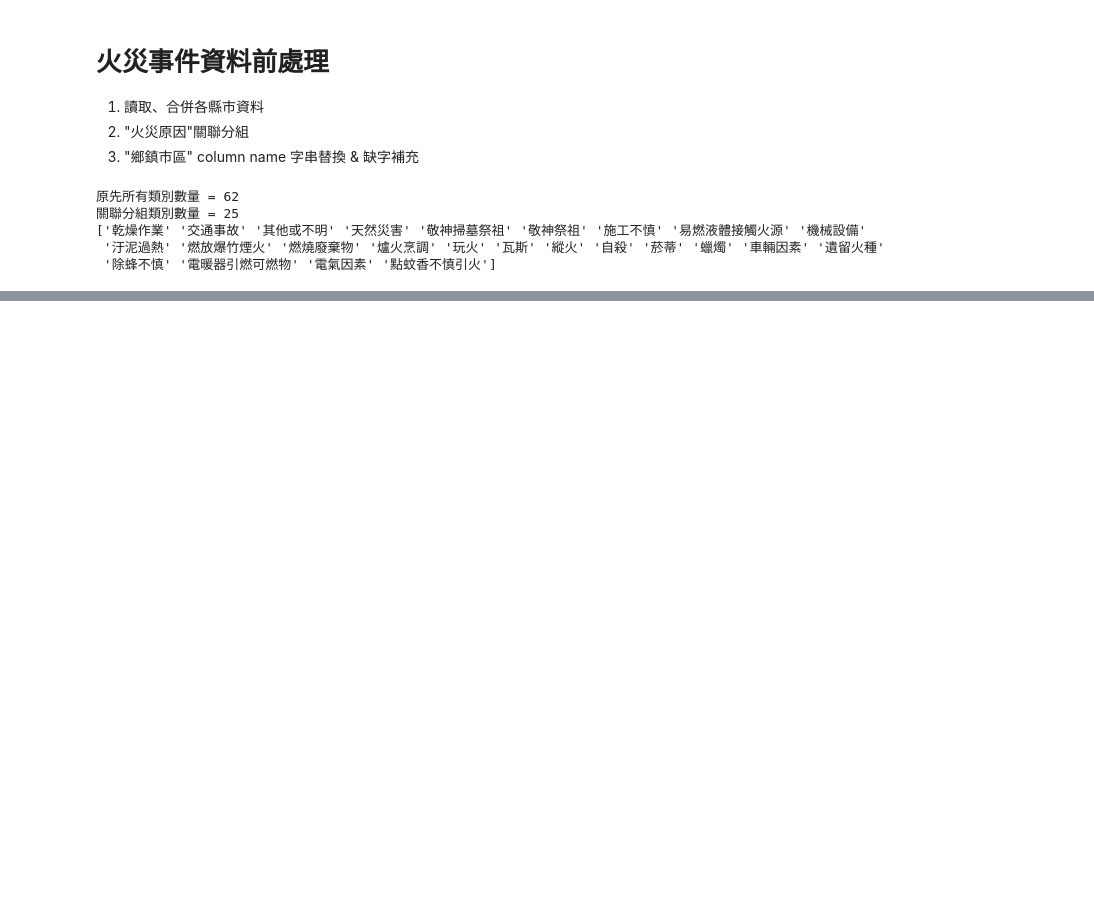
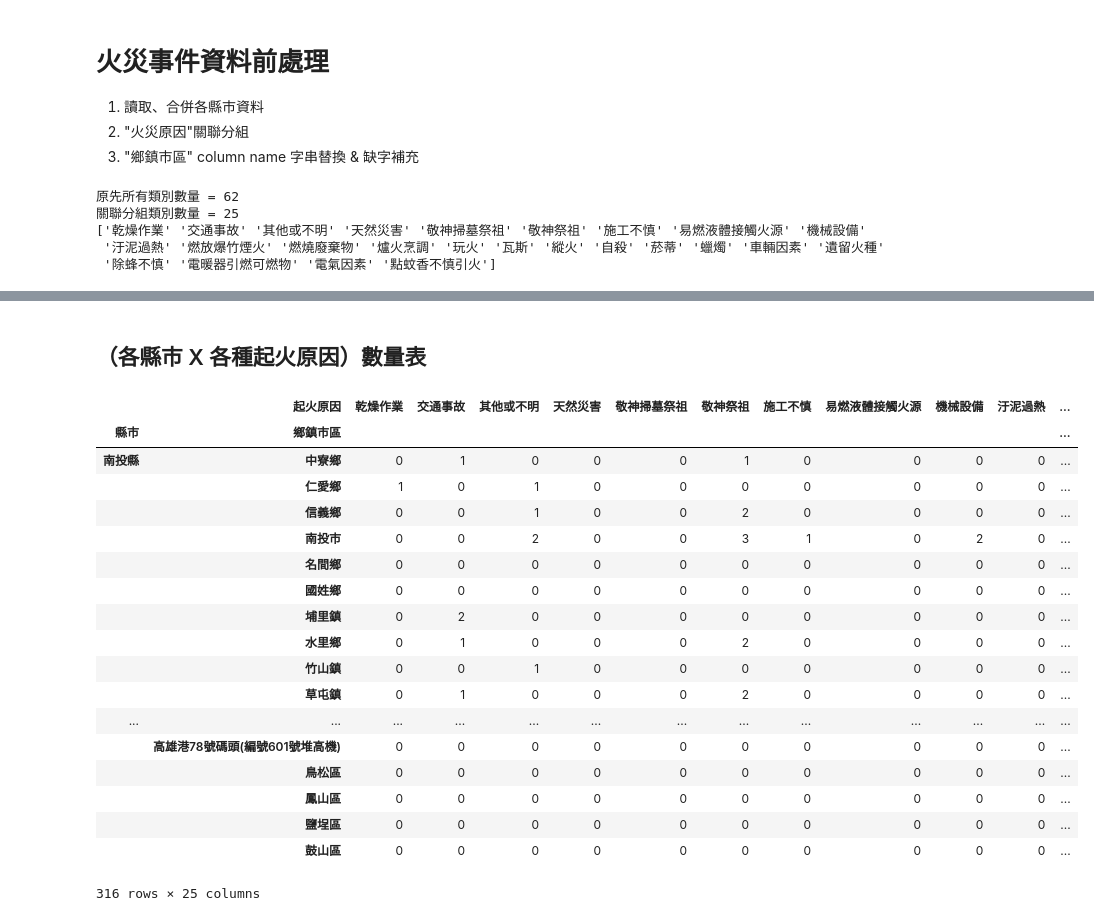
Before and after one commit to mosdeo/104-Taichung_FireDisasterEvent_DataMining, a Jupyter notebook: 104年臺灣火災事件資料探勘.ipynb, the cells around one changed output, grey strips where cells are left out. Saved outputs shown, nothing was run; the diff lists cells and outputs as text; code cells hidden in the pictures; blank space fills up the shorter version.

```diff
--- a/104年臺灣火災事件資料探勘.ipynb
+++ b/104年臺灣火災事件資料探勘.ipynb
@@ -133,19 +198,28 @@ set(df_taiwan_fire_event['鄉鎮市區'].unique()).difference(set(taiwan_town_sh
+# %% [markdown]
+## （各縣市 X 各種起火原因）數量表
 # %%
-# 嘗試合併兩邊的表
-
-# 各鄉鎮市區起火原因表
 df_town_fire_cause = pd.crosstab(index=[df_taiwan_fire_event['縣市'],
-#                                         df_taiwan_fire_event['鄉鎮市區']
+                                        df_taiwan_fire_event['鄉鎮市區']
                                        ],
                                 columns=df_taiwan_fire_event["起火原因"])
-
-df_test = taiwan_town_shp[['COUNTYNAME',
-#                            'TOWNNAME',
-                           'geometry']]
-df_test = df_test.merge(right = df_town_fire_cause,
-                        left_on = ['COUNTYNAME',
-#                                    'TOWNNAME'
-                                  ],
-                        right_index = True,
-                        how = 'left'
-             )
+df_town_fire_cause
+# %% [output]
+|  | 起火原因 | 乾燥作業 | 交通事故 | 其他或不明 | 天然災害 | 敬神掃墓祭祖 | 敬神祭祖 | 施工不慎 | 易燃液體接觸火源 | 機械設備 | 汙泥過熱 | ... |
+| 縣市 | 鄉鎮市區 |  |  |  |  |  |  |  |  |  |  | ... |
+| 南投縣 | 中寮鄉 | 0 | 1 | 0 | 0 | 0 | 1 | 0 | 0 | 0 | 0 | ... |
+|  | 仁愛鄉 | 1 | 0 | 1 | 0 | 0 | 0 | 0 | 0 | 0 | 0 | ... |
+|  | 信義鄉 | 0 | 0 | 1 | 0 | 0 | 2 | 0 | 0 | 0 | 0 | ... |
+|  | 南投市 | 0 | 0 | 2 | 0 | 0 | 3 | 1 | 0 | 2 | 0 | ... |
+|  | 名間鄉 | 0 | 0 | 0 | 0 | 0 | 0 | 0 | 0 | 0 | 0 | ... |
+|  | 國姓鄉 | 0 | 0 | 0 | 0 | 0 | 0 | 0 | 0 | 0 | 0 | ... |
+|  | 埔里鎮 | 0 | 2 | 0 | 0 | 0 | 0 | 0 | 0 | 0 | 0 | ... |
+|  | 水里鄉 | 0 | 1 | 0 | 0 | 0 | 2 | 0 | 0 | 0 | 0 | ... |
+|  | 竹山鎮 | 0 | 0 | 1 | 0 | 0 | 0 | 0 | 0 | 0 | 0 | ... |
+|  | 草屯鎮 | 0 | 1 | 0 | 0 | 0 | 2 | 0 | 0 | 0 | 0 | ... |
+| ... | ... | ... | ... | ... | ... | ... | ... | ... | ... | ... | ... | ... |
+|  | 高雄港78號碼頭(編號601號堆高機) | 0 | 0 | 0 | 0 | 0 | 0 | 0 | 0 | 0 | 0 | ... |
+|  | 鳥松區 | 0 | 0 | 0 | 0 | 0 | 0 | 0 | 0 | 0 | 0 | ... |
+|  | 鳳山區 | 0 | 0 | 0 | 0 | 0 | 0 | 0 | 0 | 0 | 0 | ... |
+|  | 鹽埕區 | 0 | 0 | 0 | 0 | 0 | 0 | 0 | 0 | 0 | 0 | ... |
+|  | 鼓山區 | 0 | 0 | 0 | 0 | 0 | 0 | 0 | 0 | 0 | 0 | ... |
+316 rows × 25 columns
```
Also changed, not shown: parts of 16 cells of this notebook.
